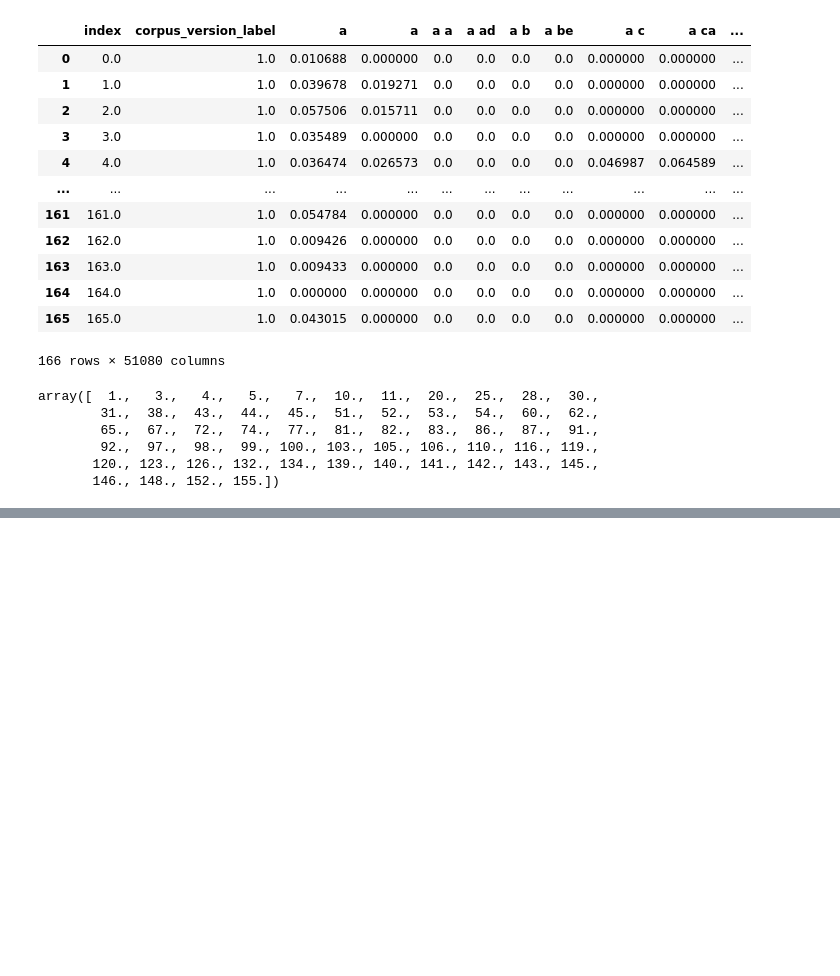
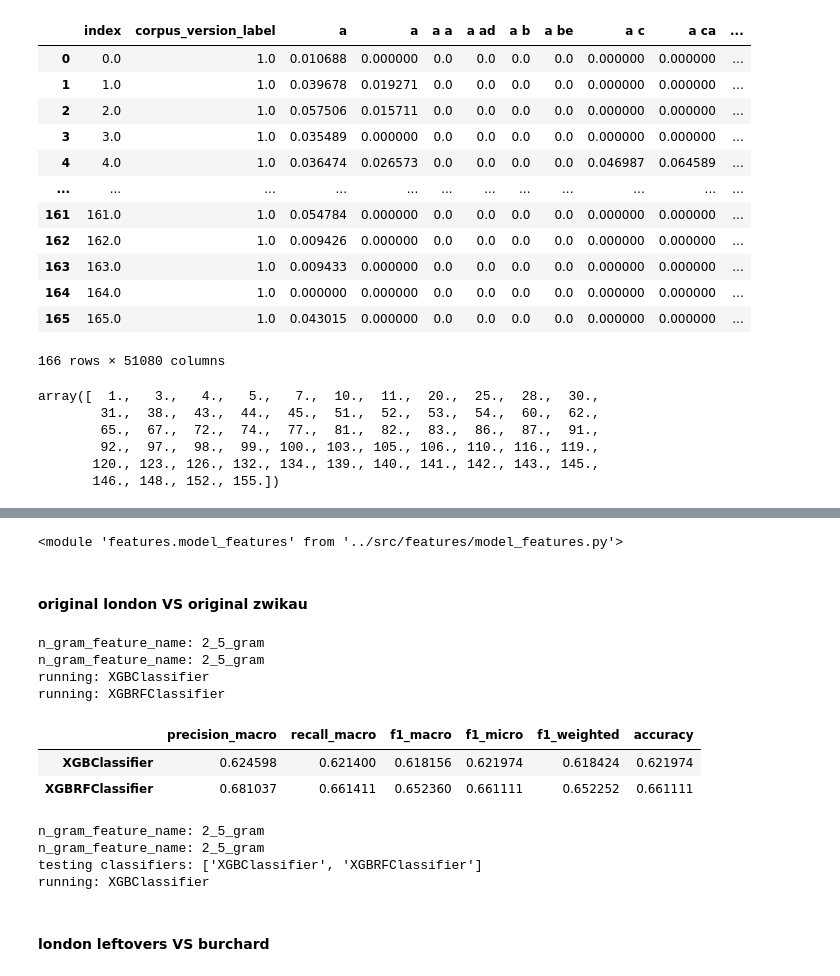
Before and after one commit to sashaaKr/thesis, a Jupyter notebook: notebooks/preparation for 8.8 - create burchard from zwickau.ipynb, the cells around one changed output, grey strips where cells are left out. Drawn from its saved outputs; the diff is of its cells as text; code cells hidden in the pictures; blank space fills up the shorter version.

```diff
--- a/notebooks/preparation for 8.8 - create burchard from zwickau.ipynb
+++ b/notebooks/preparation for 8.8 - create burchard from zwickau.ipynb
@@ -1097,0 +962,40 @@ zwickau_wrong_prediction_indexes_burchard_vs_zwickau
+# %%
+imp.reload(thesisModelFeatures)
+# %% [output]
+<module 'features.model_features' from '../src/features/model_features.py'>
+# %% [markdown]
+#### original london VS original zwikau
+# %%
+london_vs_zwickau_original_result = thesisModelFeatures.run_models(
+    thesisModelFeatures.create_features_df(
+        thesisDataReader.get_london_by_new_line_without_words_processing(),
+        thesisDataReader.get_zwickau_by_new_line_without_words_processing(),
+        None,
+        n_gram = (2,5),
+        features = { 'tfidf', 'inner_mean_cosine_similarity_score' }
+    )
+)
+# %% [output]
+n_gram_feature_name: 2_5_gram
+n_gram_feature_name: 2_5_gram
+running: XGBClassifier
+running: XGBRFClassifier
+# %%
+london_vs_zwickau_original_result[0]
+# %% [output]
+|  | precision_macro | recall_macro | f1_macro | f1_micro | f1_weighted | accuracy |
+| XGBClassifier | 0.624598 | 0.621400 | 0.618156 | 0.621974 | 0.618424 | 0.621974 |
+| XGBRFClassifier | 0.681037 | 0.661411 | 0.652360 | 0.661111 | 0.652252 | 0.661111 |
+# %%
+london_vs_zwickau_original_greed_search_cv_result = thesisModelFeatures.run_grid_search_cv(    thesisModelFeatures.create_features_df(
+        thesisDataReader.get_london_by_new_line_without_words_processing(),
+        thesisDataReader.get_zwickau_by_new_line_without_words_processing(),
+        None,
+        n_gram = (2,5),
+        features = { 'tfidf', 'inner_mean_cosine_similarity_score' }
+    ), ['XGBClassifier', 'XGBRFClassifier'])
+# %% [output]
+n_gram_feature_name: 2_5_gram
+n_gram_feature_name: 2_5_gram
+testing classifiers: ['XGBClassifier', 'XGBRFClassifier']
+running: XGBClassifier
@@ -1097,0 +1004,2 @@ zwickau_wrong_prediction_indexes_burchard_vs_zwickau
+# %% [markdown]
+#### london leftovers VS burchard
```
Also changed, not shown: parts of 52 cells of this notebook, 4 other files.
